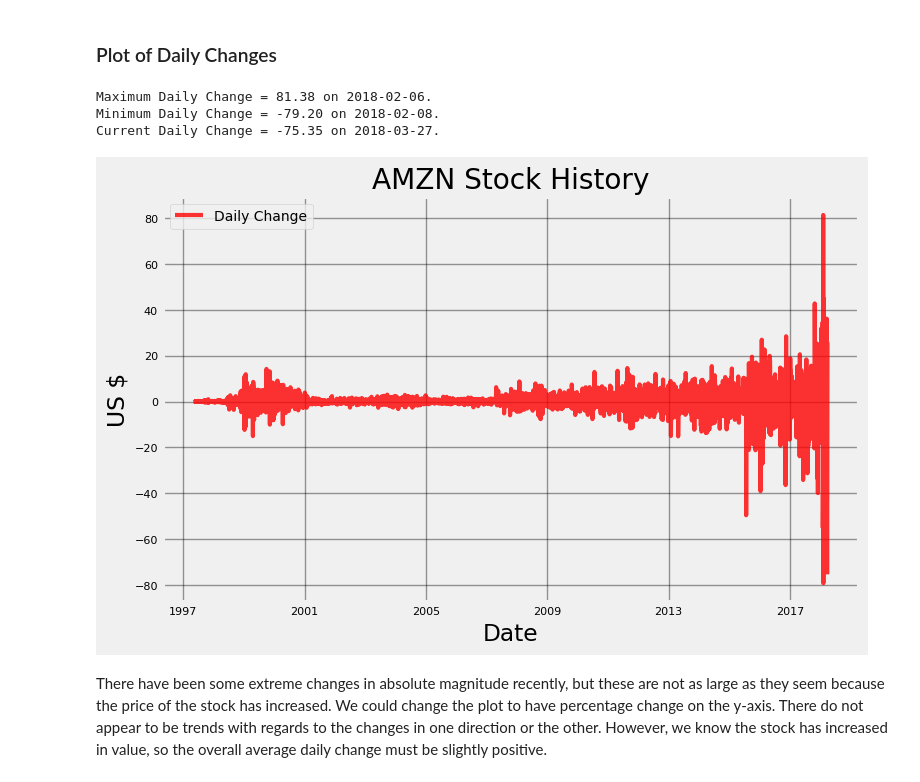
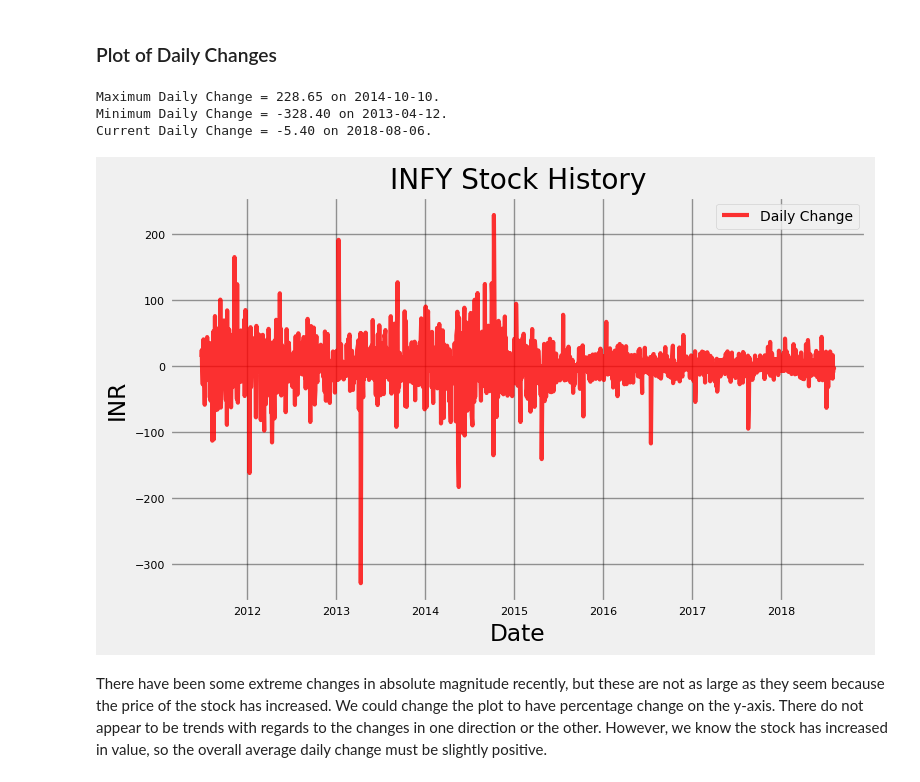
Before and after one commit to thegauravsingh/AI-Adventures-Stock-Analysis-using-Tensorflow, a Jupyter notebook: Stocks Prediction.ipynb, the cells around one changed output. Saved outputs shown, nothing was run; the diff lists cells and outputs as text; code cells hidden in the pictures.

```diff
--- a/Stocks Prediction.ipynb
+++ b/Stocks Prediction.ipynb
@@ -46,0 +58,4 @@ cd AI-Adventures-1
+# %%
+from IPython.display import clear_output
+ticker = stockTicker('INFY','NSE')
+clear_output()
@@ -79,12 +84,12 @@ Looks predictable right?
 # %% [markdown]
 ### Plot of Daily Changes
 # %%
-amazon.plot_stock(stats=['Daily Change'])
+ticker.plot_stock(stats=['Daily Change'])
 # %% [output]
-Maximum Daily Change = 81.38 on 2018-02-06.
-Minimum Daily Change = -79.20 on 2018-02-08.
-Current Daily Change = -75.35 on 2018-03-27.
+Maximum Daily Change = 228.65 on 2014-10-10.
+Minimum Daily Change = -328.40 on 2013-04-12.
+Current Daily Change = -5.40 on 2018-08-06.
-[figure, old version]
+[figure, new version]
 # %% [markdown]
 There have been some extreme changes in absolute magnitude recently, but these are not as large as they seem because the price of the stock has increased. We could change the plot to have percentage change on the y-axis. There do not appear to be trends with regards to the changes in one direction or the other. However, we know the stock has increased in value, so the overall average daily change must be slightly positive.
 # %% [markdown]
```
Also changed, not shown: parts of 35 cells of this notebook.
